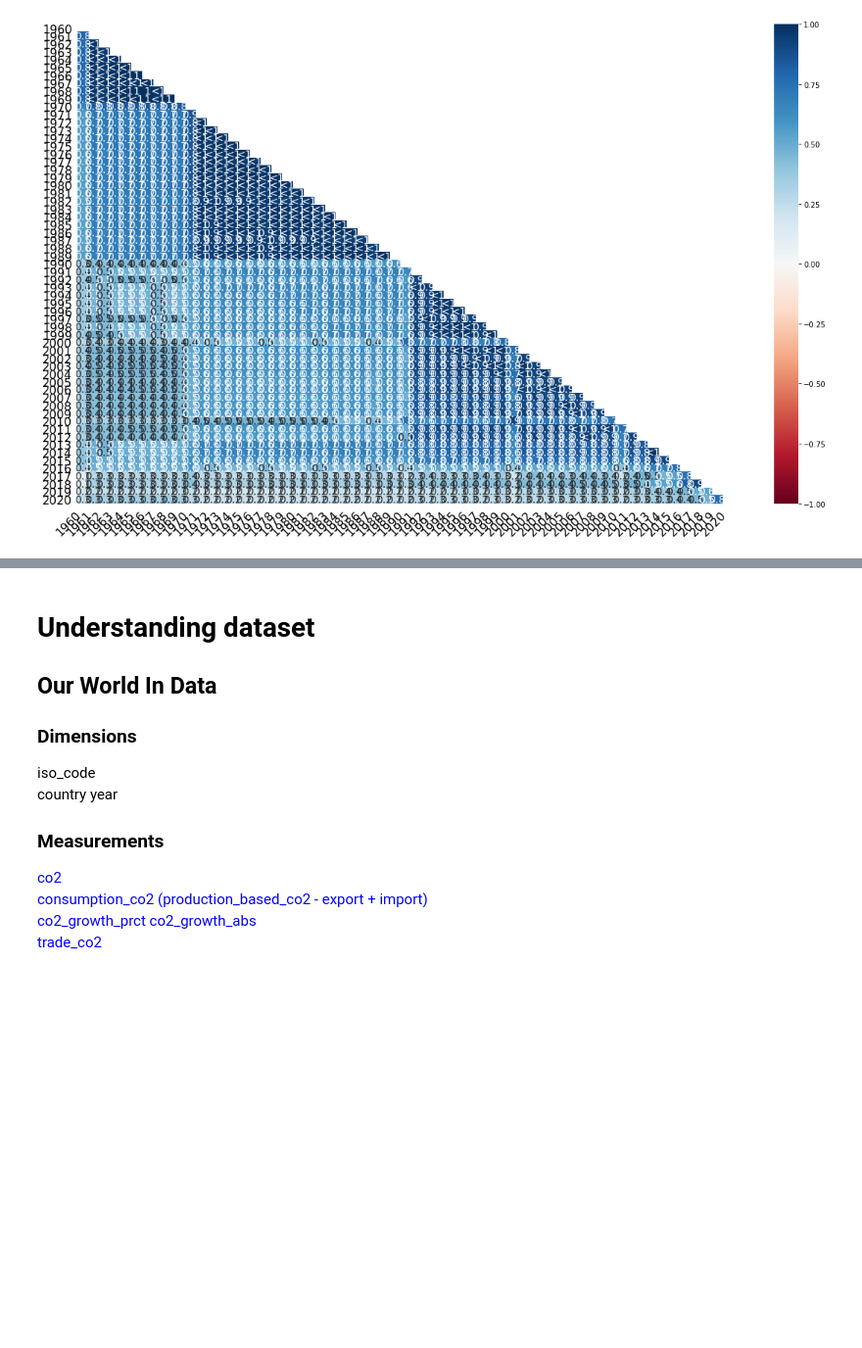
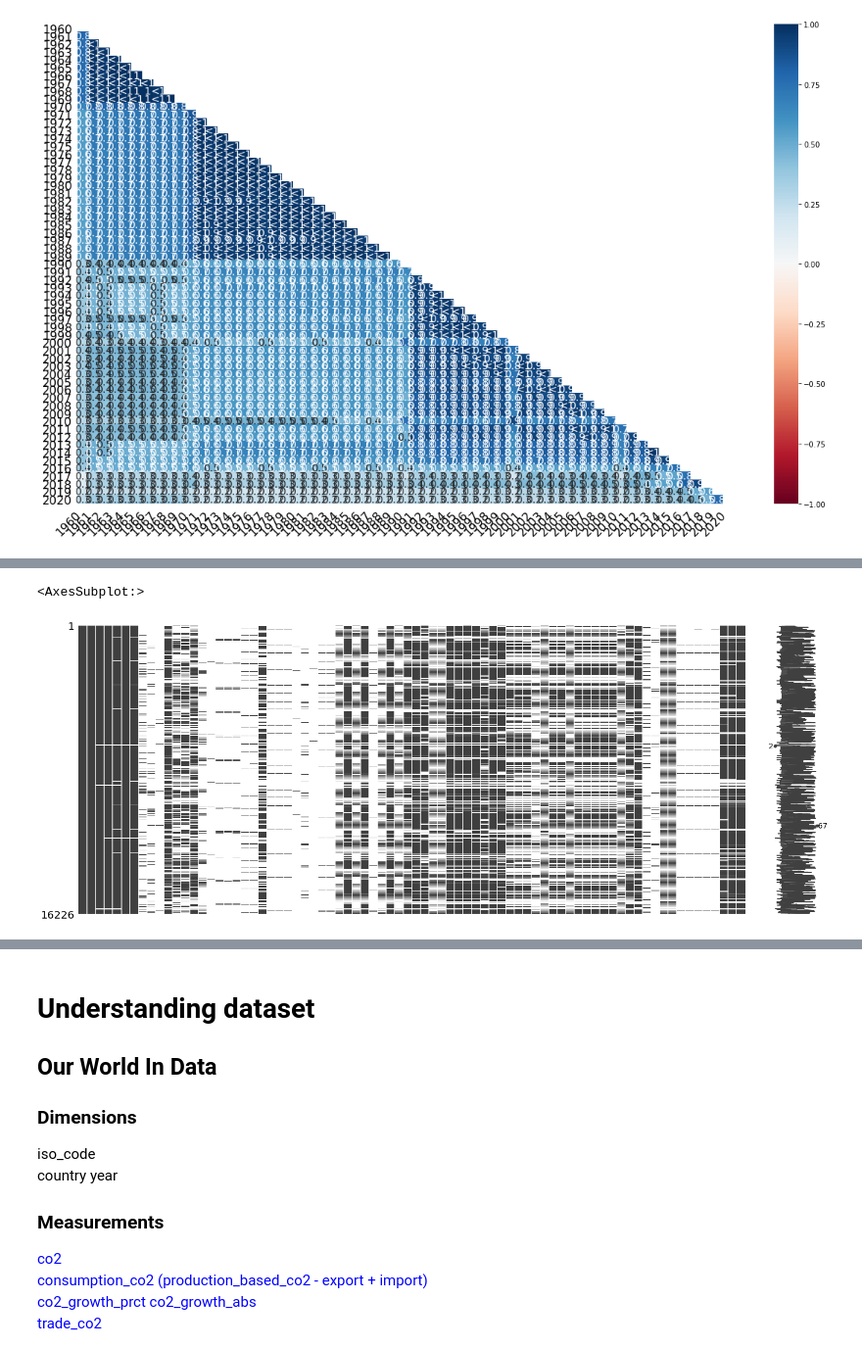
Before and after one commit to BingQuanChua/SASPICIOUS, a Jupyter notebook: eda_Kyle_missingno.ipynb, the cells around one changed output, grey strips where cells are left out. Shown at 98% size. Saved outputs shown, nothing was run; the diff lists cells and outputs as text; code cells hidden in the pictures; blank space fills up the shorter version.

```diff
--- a/eda_Kyle_missingno.ipynb
+++ b/eda_Kyle_missingno.ipynb
@@ -75,0 +106,5 @@ msno.heatmap(df_raw_worldbank)
+# %%
+msno.matrix(df_raw_worldbank_t)
+# %% [output]
+<AxesSubplot:>
+[figure, added]
```
Also changed, not shown: parts of 7 cells of this notebook, 1 other file.
